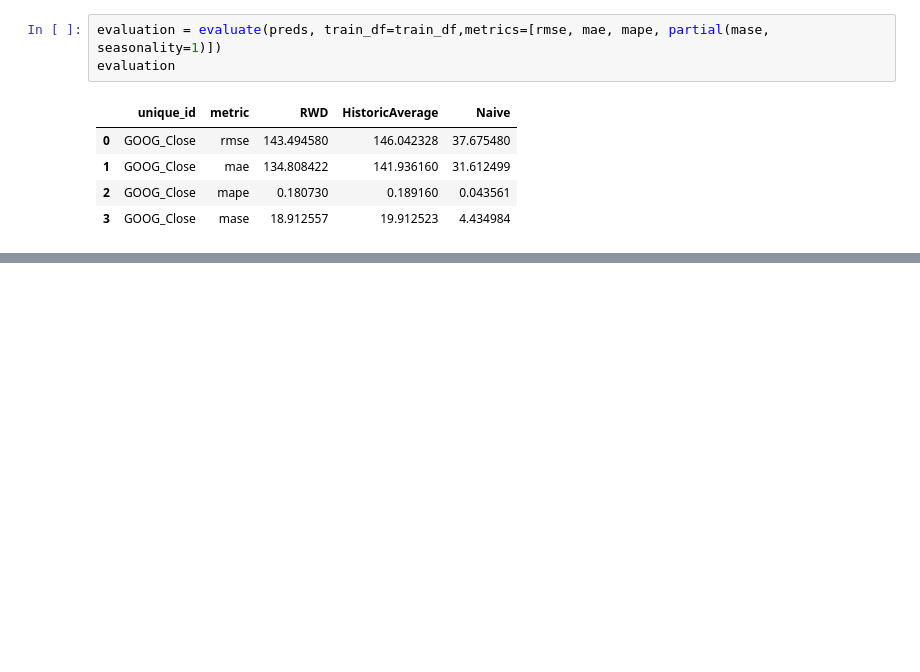
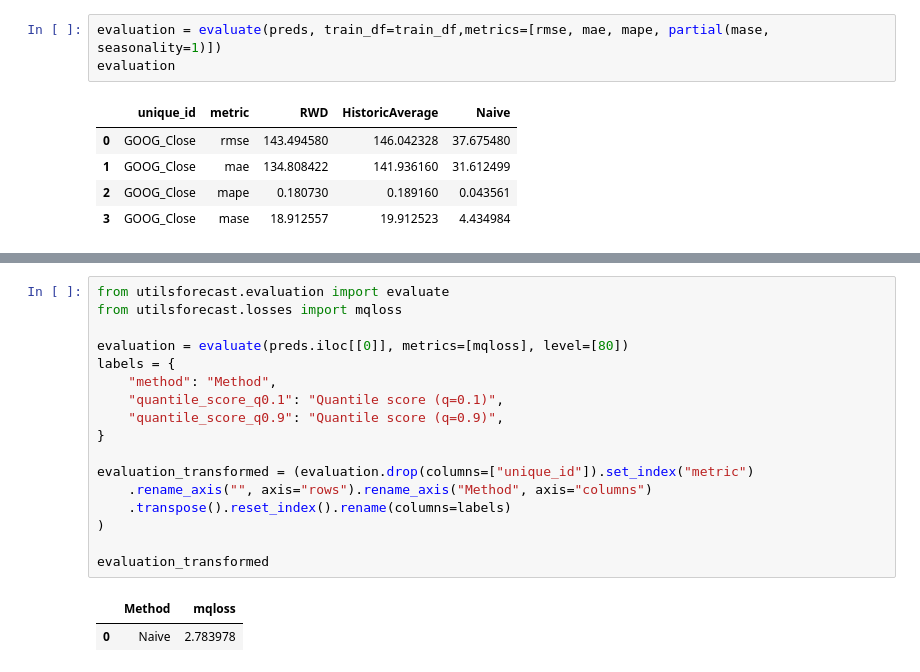
Before and after one commit to Minajamfum/forecasting, a Jupyter notebook: chapter5.ipynb, the cells around one changed output, grey strips where cells are left out. Saved outputs shown, nothing was run; the diff lists cells and outputs as text; blank space fills up the shorter version.

```diff
--- a/chapter5.ipynb
+++ b/chapter5.ipynb
@@ -832,0 +865,20 @@ evaluation
+# %%
+from utilsforecast.evaluation import evaluate
+from utilsforecast.losses import mqloss
+
+evaluation = evaluate(preds.iloc[[0]], metrics=[mqloss], level=[80])
+labels = {
+    "method": "Method",
+    "quantile_score_q0.1": "Quantile score (q=0.1)",
+    "quantile_score_q0.9": "Quantile score (q=0.9)",
+}
+
+evaluation_transformed = (evaluation.drop(columns=["unique_id"]).set_index("metric")
+    .rename_axis("", axis="rows").rename_axis("Method", axis="columns")
+    .transpose().reset_index().rename(columns=labels)
+)
+
+evaluation_transformed
+# %% [output]
+|  | Method | mqloss |
+| 0 | Naive | 2.783978 |
```
Also changed, not shown: parts of 6 cells of this notebook.
